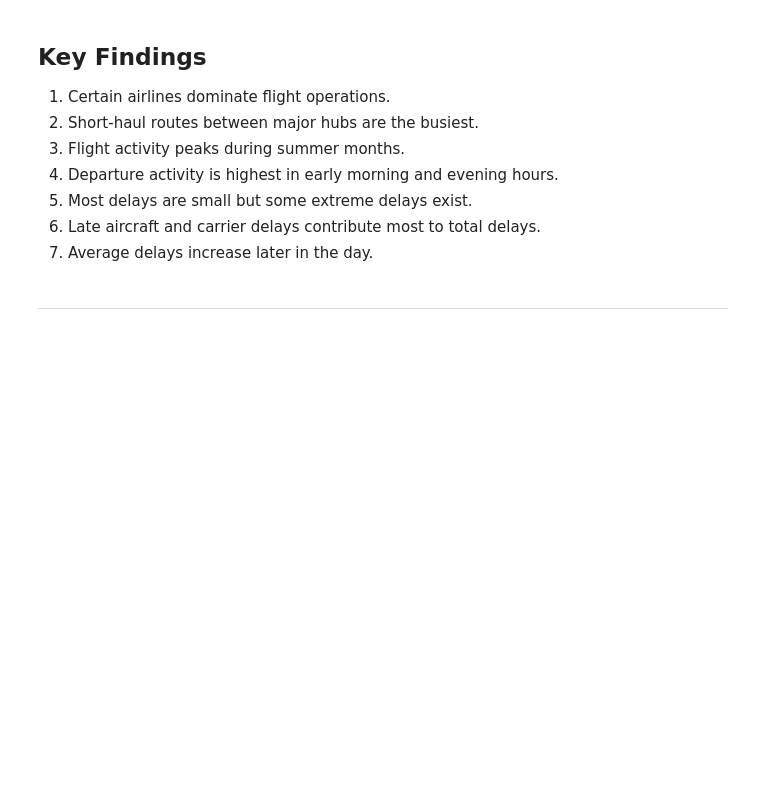
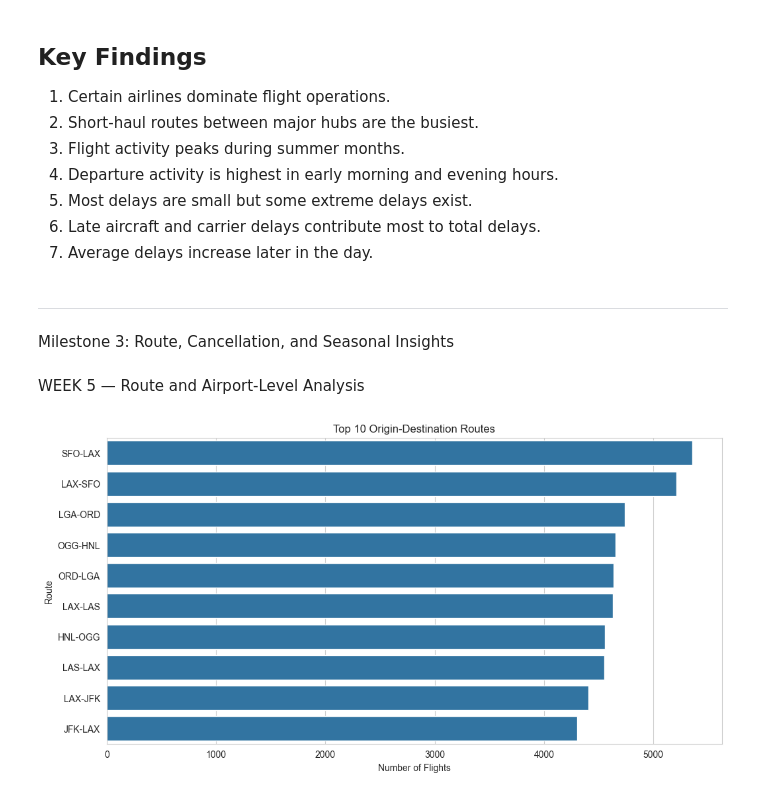
Before and after one commit to springboardmentor1234r/B13-AirFly-Insights-Internship, a Jupyter notebook: AirFly_Insights_Complete_Project.ipynb, the cells around one changed output. Drawn from its saved outputs; the diff is of its cells as text; code cells hidden in the pictures; blank space fills up the shorter version.

Commit message:
Airline_operations_Analysis notebook (in progress)

```diff
--- a/AirFly_Insights_Complete_Project.ipynb
+++ b/AirFly_Insights_Complete_Project.ipynb
@@ -323,3 +323,22 @@ Airlines operating in weather-prone regions show higher average weather delays.
 7. Average delays increase later in the day.
 # %% [markdown]
 -------------------------------------------------------------------------------------------------------------------------------------------------------------------------------
+# %% [markdown]
+Milestone 3: Route, Cancellation, and Seasonal Insights
+# %% [markdown]
+WEEK 5 — Route and Airport-Level Analysis
+# %%
+#Top 10 Origin–Destination Pairs
+
+top_routes = df['ROUTE'].value_counts().head(10)
+
+plt.figure(figsize=(12,6))
+sns.barplot(x=top_routes.values, y=top_routes.index)
+
+plt.title("Top 10 Origin-Destination Routes")
+plt.xlabel("Number of Flights")
+plt.ylabel("Route")
+
+plt.show()
+# %% [output]
+[figure, added]
```
Also changed, not shown: parts of 21 cells of this notebook, 1 other file.
